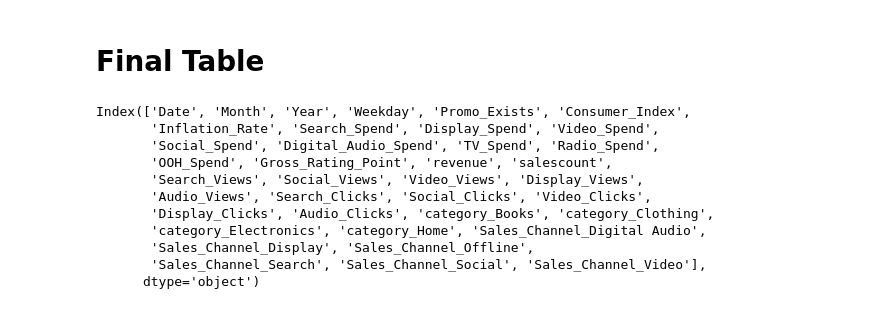
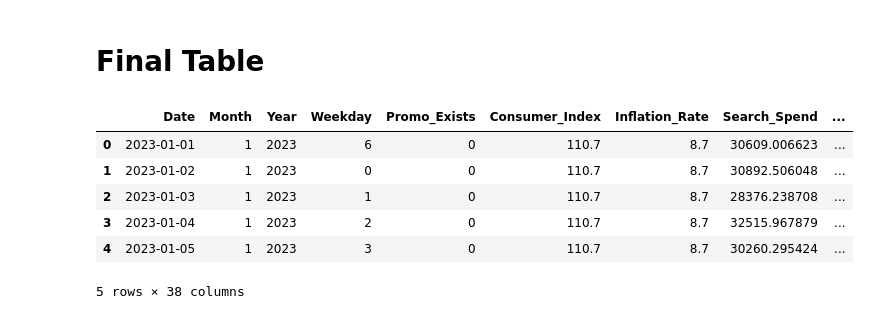
Before and after one commit to onur-okcu/Marketing-Mix-Modeling-Tool, a Jupyter notebook: Joined_MMM_Data.ipynb, the cells around one changed output. Saved outputs shown, nothing was run; the diff lists cells and outputs as text; code cells hidden in the pictures.

```diff
--- a/Joined_MMM_Data.ipynb
+++ b/Joined_MMM_Data.ipynb
@@ -289,21 +285,19 @@ sns.lineplot(mmm_1, x="Date", y="salescount")
 # %%
 # Drop columns containing "Factor" and specific columns 'searchclicks' and 'search_impr' to prevent data leakage
 
 mmm_2 = mmm_1.copy()
 
 mmm_2_columns_to_drop = [col for col in mmm_2.columns if "Factor" in col] + ['searchclicks', 'search_impr']
 mmm_2 = mmm_2.drop(columns=mmm_2_columns_to_drop)
 
-mmm_2.columns
+mmm_3 = mmm_2.copy()
+
+mmm_3.head()
 # %% [output]
+|  | Date | Month | Year | Weekday | Promo_Exists | Consumer_Index | Inflation_Rate | Search_Spend | ... |
+| 0 | 2023-01-01 | 1 | 2023 | 6 | 0 | 110.7 | 8.7 | 30609.006623 | ... |
+| 1 | 2023-01-02 | 1 | 2023 | 0 | 0 | 110.7 | 8.7 | 30892.506048 | ... |
+| 2 | 2023-01-03 | 1 | 2023 | 1 | 0 | 110.7 | 8.7 | 28376.238708 | ... |
+| 3 | 2023-01-04 | 1 | 2023 | 2 | 0 | 110.7 | 8.7 | 32515.967879 | ... |
+| 4 | 2023-01-05 | 1 | 2023 | 3 | 0 | 110.7 | 8.7 | 30260.295424 | ... |
-Index(['Date', 'Month', 'Year', 'Weekday', 'Promo_Exists', 'Consumer_Index',
-       'Inflation_Rate', 'Search_Spend', 'Display_Spend', 'Video_Spend',
-       'Social_Spend', 'Digital_Audio_Spend', 'TV_Spend', 'Radio_Spend',
-       'OOH_Spend', 'Gross_Rating_Point', 'revenue', 'salescount',
-       'Search_Views', 'Social_Views', 'Video_Views', 'Display_Views',
-       'Audio_Views', 'Search_Clicks', 'Social_Clicks', 'Video_Clicks',
-       'Display_Clicks', 'Audio_Clicks', 'category_Books', 'category_Clothing',
-       'category_Electronics', 'category_Home', 'Sales_Channel_Digital Audio',
-       'Sales_Channel_Display', 'Sales_Channel_Offline',
-       'Sales_Channel_Search', 'Sales_Channel_Social', 'Sales_Channel_Video'],
-      dtype='object')
+5 rows × 38 columns
```
Also changed, not shown: parts of 17 cells of this notebook.
